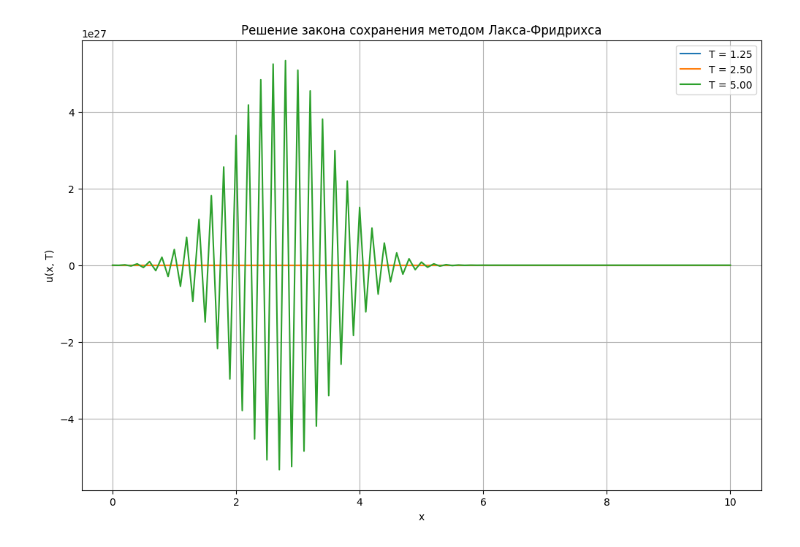
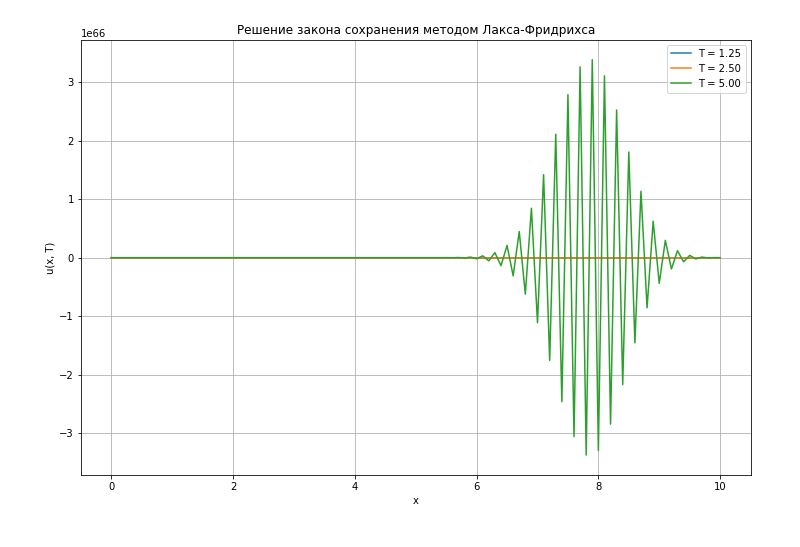
Before and after one commit to aidarsanat/Maths-and-Bio, a Jupyter notebook: task9.ipynb, the cells around one changed output. Cells and saved outputs as stored; diff of their text form; code cells hidden in the pictures.

```diff
--- a/task9.ipynb
+++ b/task9.ipynb
@@ -10,38 +10,38 @@ Delta_t = 0.5 * Delta_x  # Шаг по времени (с учетом усло
 
 x = np.linspace(0, L, Nx+1)
 
 u_initial = np.cos(x)**2
 
+def f(u):
+    return 2 * u
+
 def lax_friedrichs(u0, T, Delta_x, Delta_t):
     Nt = int(T / Delta_t)  # Число временных шагов
     u = u0.copy()          # Текущий временной слой
     u_new = np.zeros_like(u)  # Следующий временной слой
 
     for n in range(Nt):
-        # Обновляем значения на внутренней области
         for j in range(1, Nx):
-            u_new[j] = 0.5 * (u[j-1] + u[j+1]) - (Delta_t / Delta_x) * (u[j] - u[j-1])
+            u_new[j] = u[j] - 0.5 * (Delta_t / Delta_x) * (f(u[j+1]) - f(u[j-1])) - (2 * Delta_t / Delta_x) * (u[j+1] - 2 * u[j] + u[j-1])
 
-        # Граничные условия
-        u_new[0] = 0  # u(0, t) = 0
-        u_new[-1] = u[-1]  # Правый конец без изменений (естественное условие)
 
-        # Переходим к следующему слою
+        u_new[0] = 1
+        u_new[-1] = u[-1]
+
         u[:] = u_new[:]
-
     return u
 
 plt.figure(figsize=(12, 8))
 
 for i, T in enumerate(T_values):
     u = lax_friedrichs(u_initial, T, Delta_x, Delta_t)
     plt.plot(x, u, label=f"T = {T:.2f}")
 
 plt.title("Решение закона сохранения методом Лакса-Фридрихса")
 plt.xlabel("x")
 plt.ylabel("u(x, T)")
 plt.legend()
 plt.grid()
 plt.show()
 # %% [output]
-[figure, old version]
+[figure, new version]
```
Also changed, not shown: parts of 1 cell of this notebook.
